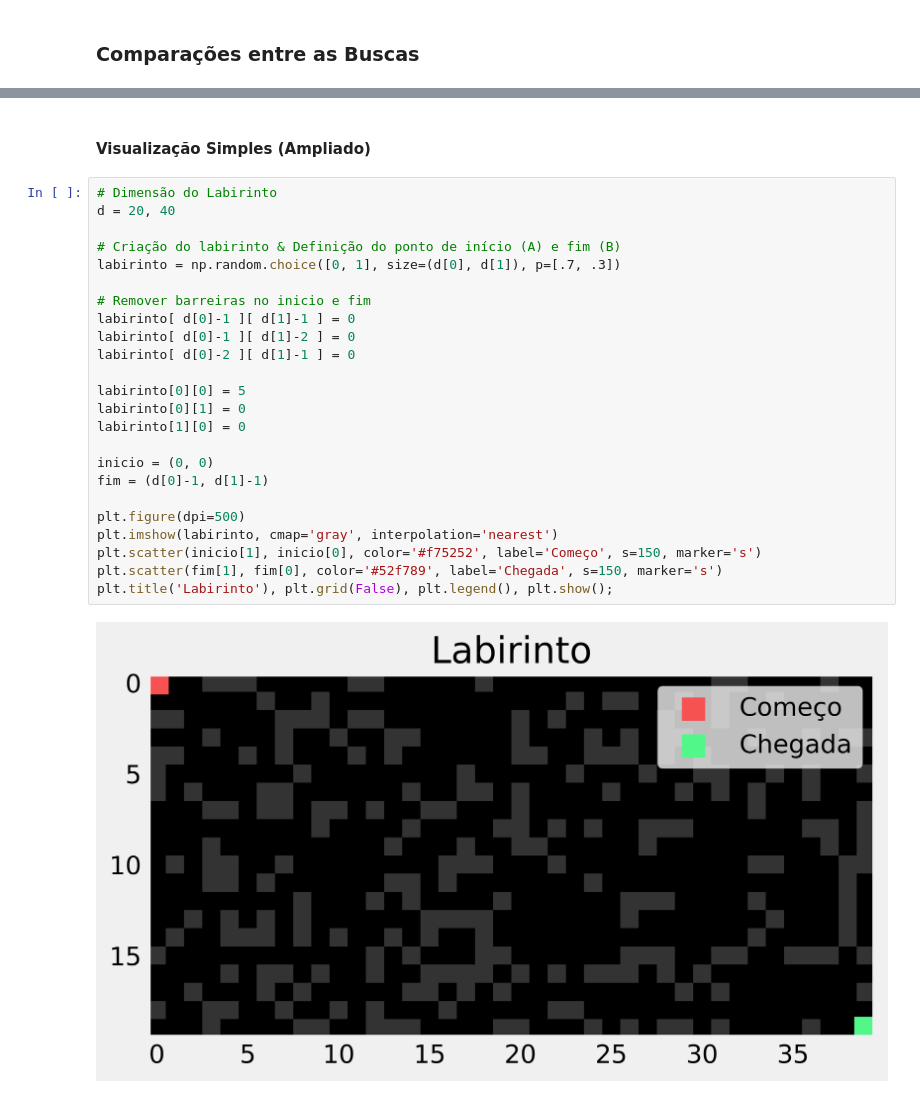
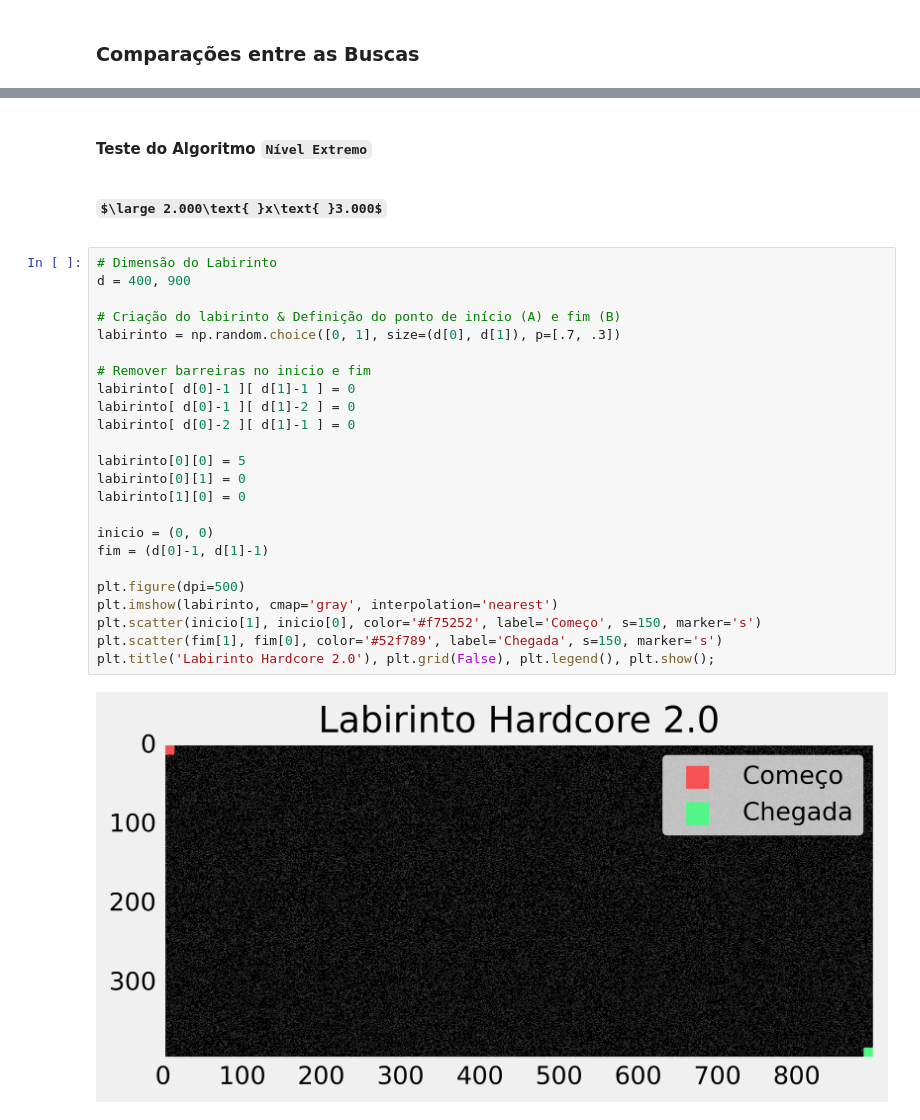
Before and after one commit to gabrielluizone/FirstCode, a Jupyter notebook: heuristic-search.ipynb, the cells around one changed output, grey strips where cells are left out. Drawn from its saved outputs; the diff is of its cells as text; some formulas as TeX source.

```diff
--- a/heuristic-search.ipynb
+++ b/heuristic-search.ipynb
@@ -325,29 +338,30 @@ plt.show()
-# %% [markdown]
-#### Visualização Simples (Ampliado)
+# %% [markdown]
+#### Teste do Algoritmo `Nível Extremo`
+# $\large 2.000\text{ }x\text{ }3.000$
 # %%
 # Dimensão do Labirinto
-d = 20, 40
+d = 400, 900
 
 # Criação do labirinto & Definição do ponto de início (A) e fim (B)
 labirinto = np.random.choice([0, 1], size=(d[0], d[1]), p=[.7, .3])
 
 # Remover barreiras no inicio e fim
 labirinto[ d[0]-1 ][ d[1]-1 ] = 0
 labirinto[ d[0]-1 ][ d[1]-2 ] = 0
 labirinto[ d[0]-2 ][ d[1]-1 ] = 0
 
 labirinto[0][0] = 5
 labirinto[0][1] = 0
 labirinto[1][0] = 0
 
 inicio = (0, 0)
 fim = (d[0]-1, d[1]-1)
 
 plt.figure(dpi=500)
 plt.imshow(labirinto, cmap='gray', interpolation='nearest')
 plt.scatter(inicio[1], inicio[0], color='#f75252', label='Começo', s=150, marker='s')
 plt.scatter(fim[1], fim[0], color='#52f789', label='Chegada', s=150, marker='s')
-plt.title('Labirinto'), plt.grid(False), plt.legend(), plt.show();
+plt.title('Labirinto Hardcore 2.0'), plt.grid(False), plt.legend(), plt.show();
 # %% [output]
-[figure, old version]
+[figure, new version]
 # %%
```
Also changed, not shown: parts of 22 cells of this notebook.
